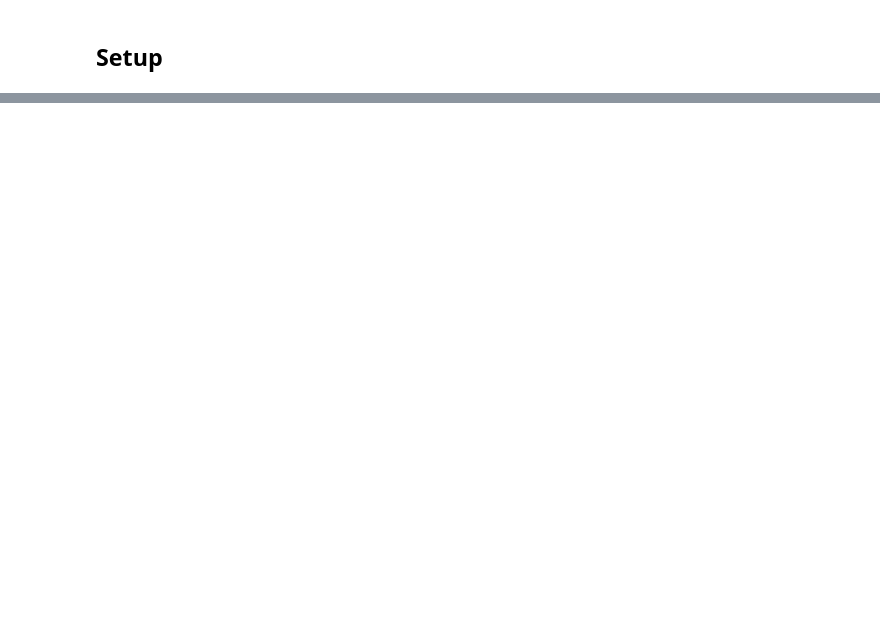
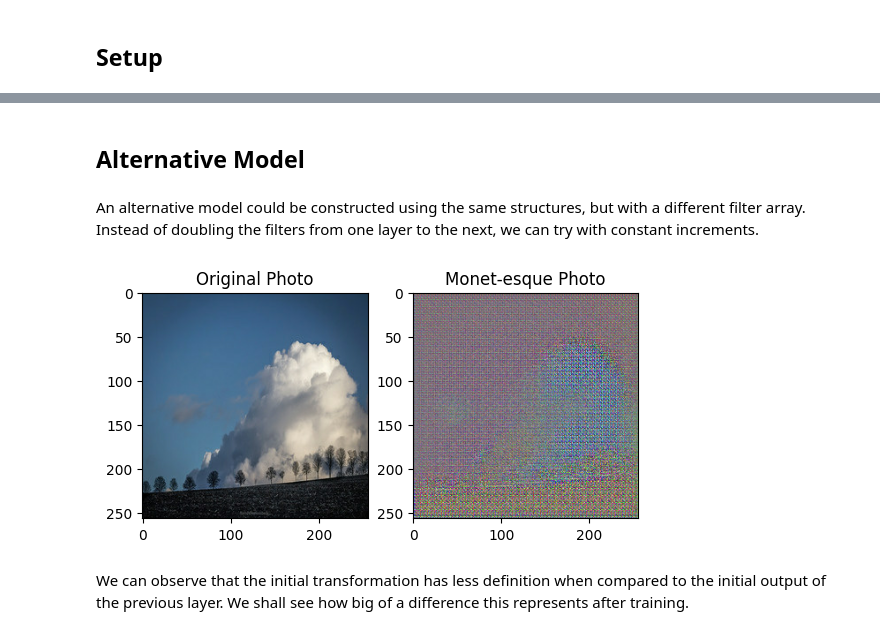
Before and after one commit to IvMonares/Monet_GAN, a Jupyter notebook: GAN.ipynb, the cells around one changed output, grey strips where cells are left out. Saved outputs shown, nothing was run; the diff lists cells and outputs as text; code cells hidden in the pictures; blank space fills up the shorter version.

```diff
--- a/GAN.ipynb
+++ b/GAN.ipynb
@@ -44,0 +434,28 @@ For this project competition, the goal is to generate 7,000 to 10,000 Monet-styl
+# %% [markdown]
+## Alternative Model
+# %% [markdown]
+An alternative model could be constructed using the same structures, but with a different filter array. Instead of doubling the filters from one layer to the next, we can try with constant increments.
+# %%
+with strategy.scope():
+    filters = [64, 128, 192, 256, 320, 384, 448]
+
+    monet_generator = Generator(filters) # transforms photos to Monet-esque paintings
+    photo_generator = Generator(filters) # transforms Monet paintings to be more like photos
+
+    monet_discriminator = Discriminator(filters) # differentiates real Monet paintings and generated Monet paintings
+    photo_discriminator = Discriminator(filters) # differentiates real photos and generated photos
+# %%
+to_monet = monet_generator(example_photo)
+
+plt.subplot(1, 2, 1)
+plt.title("Original Photo")
+plt.imshow(example_photo[0] * 0.5 + 0.5)
+
+plt.subplot(1, 2, 2)
+plt.title("Monet-esque Photo")
+plt.imshow(to_monet[0] * 0.5 + 0.5)
+plt.show()
+# %% [output]
+[figure, added]
+# %% [markdown]
+We can observe that the initial transformation has less definition when compared to the initial output of the previous layer. We shall see how big of a difference this represents after training.
```
Also changed, not shown: parts of 71 cells of this notebook.
